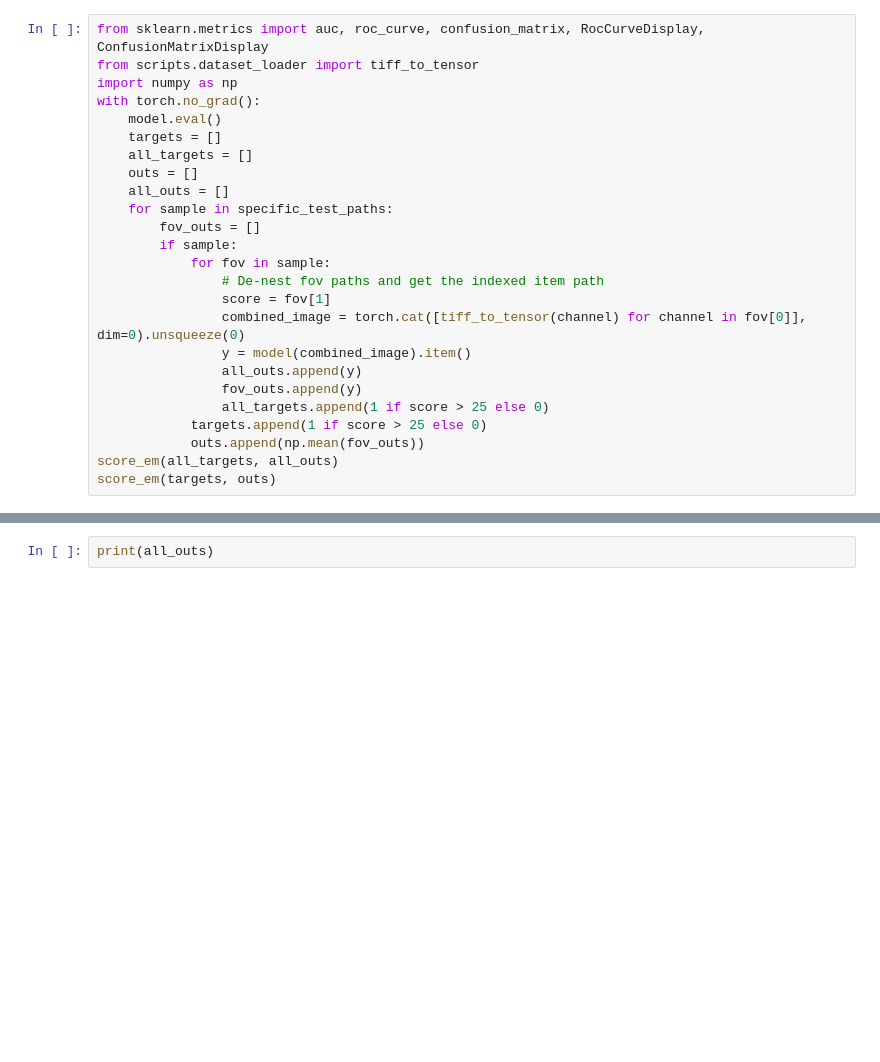
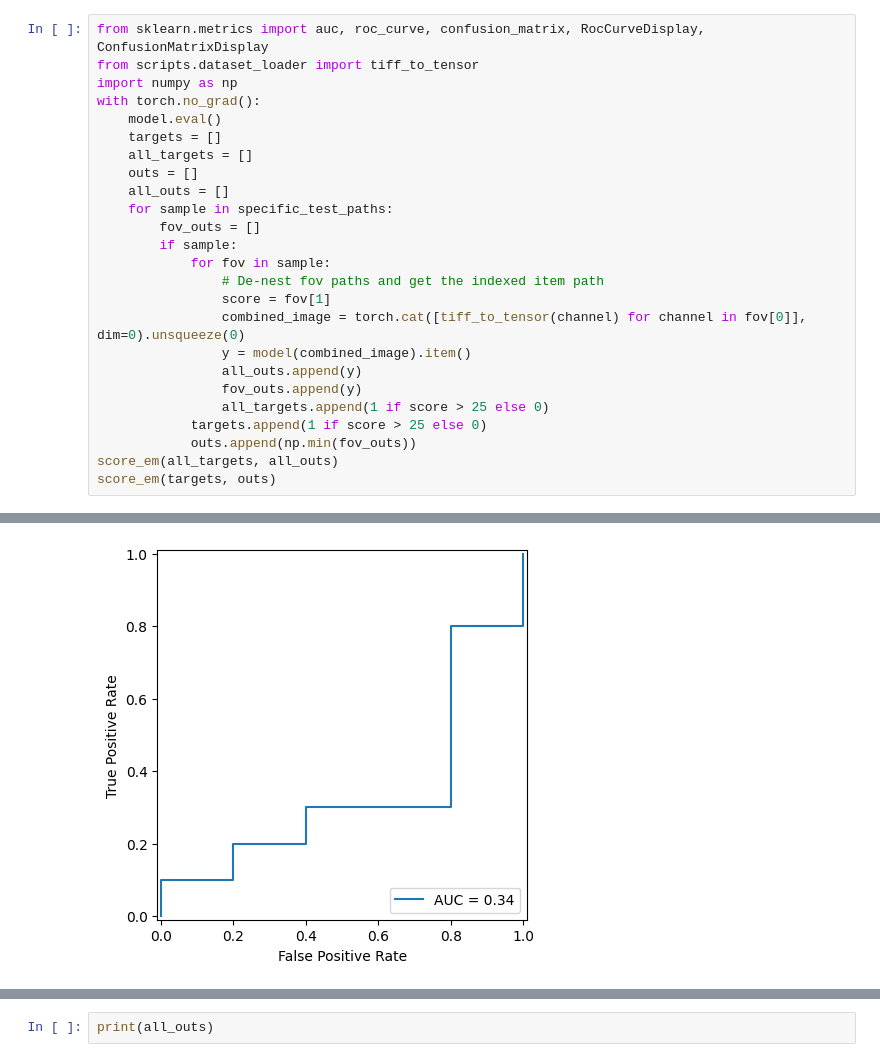
Before and after one commit to nmp002/MPM-MachineLearning, a Jupyter notebook: notebooks/testing_NADH_SHG_model.ipynb, the cells around one changed output, grey strips where cells are left out. Cells and saved outputs as stored; diff of their text form; blank space fills up the shorter version.

```diff
--- a/notebooks/testing_NADH_SHG_model.ipynb
+++ b/notebooks/testing_NADH_SHG_model.ipynb
@@ -71,6 +96,7 @@ with torch.no_grad():
                 fov_outs.append(y)
                 all_targets.append(1 if score > 25 else 0)
             targets.append(1 if score > 25 else 0)
-            outs.append(np.mean(fov_outs))
+            outs.append(np.min(fov_outs))
 score_em(all_targets, all_outs)
 score_em(targets, outs)
+# %% [output]
@@ -76,0 +120 @@ score_em(targets, outs)
+[figure, added]
```
Also changed, not shown: parts of 17 cells of this notebook, 1 other file.
